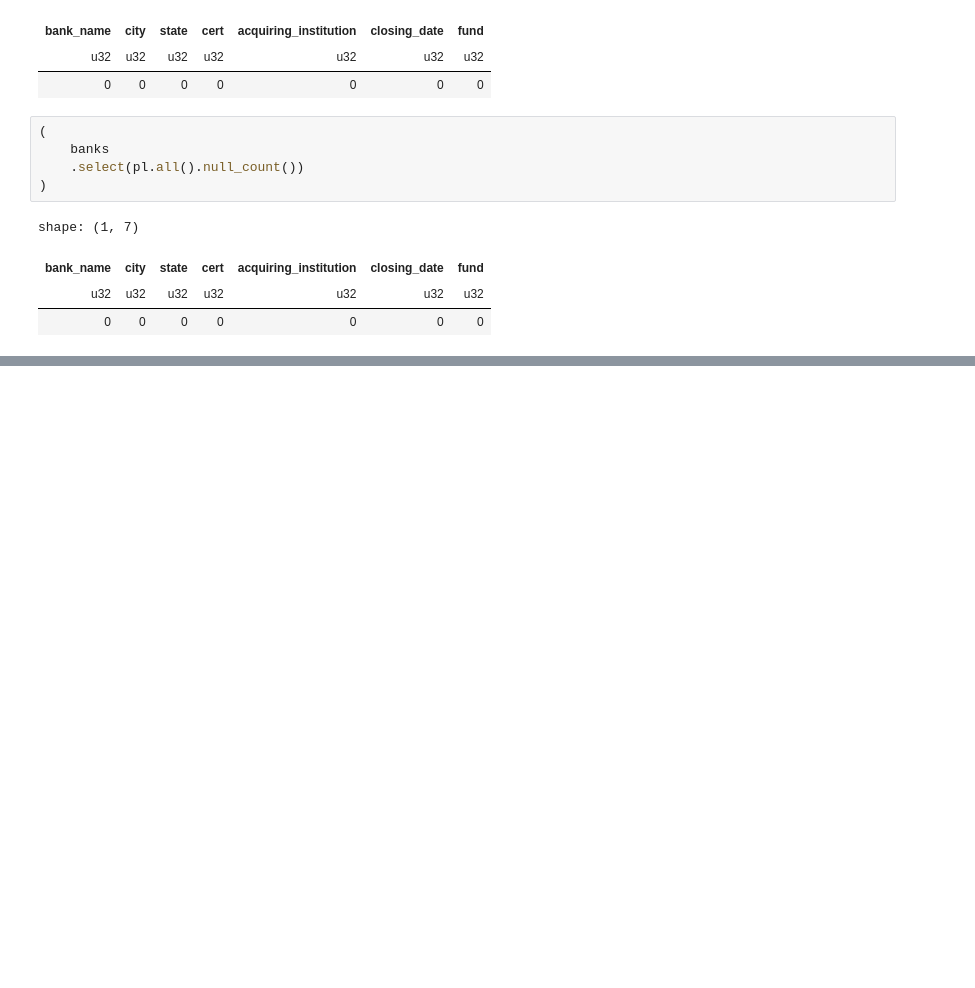
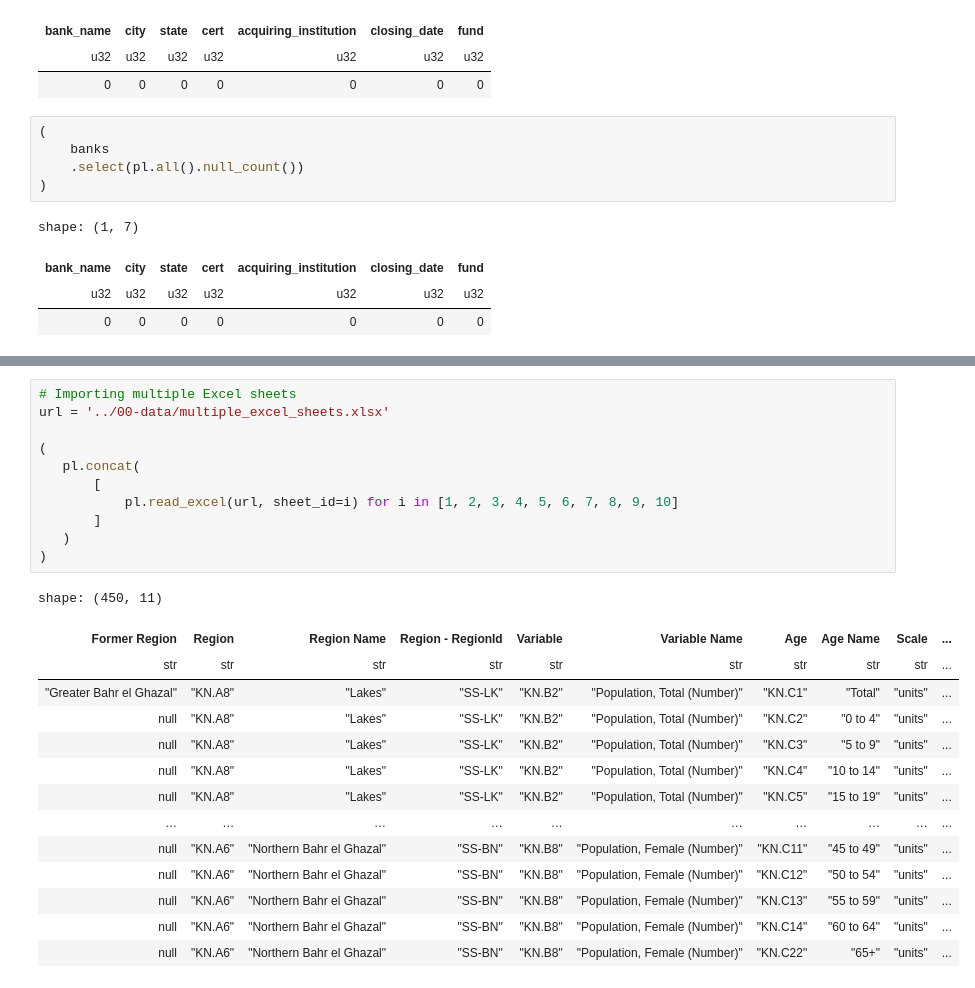
Before and after one commit to tongakuot/polars-orbits, a Jupyter notebook: 02-importing-data/importing-excel-file-into-polars.ipynb, the cells around one changed output, grey strips where cells are left out. Saved outputs shown, nothing was run; the diff lists cells and outputs as text; blank space fills up the shorter version.

```diff
--- a/02-importing-data/importing-excel-file-into-polars.ipynb
+++ b/02-importing-data/importing-excel-file-into-polars.ipynb
@@ -152,0 +187,26 @@ multi_excel_files = glob('../00-data/multiple_excel_files/*.xlsx')
+# %%
+# Importing multiple Excel sheets
+url = '../00-data/multiple_excel_sheets.xlsx'
+
+(
+   pl.concat(
+       [
+           pl.read_excel(url, sheet_id=i) for i in [1, 2, 3, 4, 5, 6, 7, 8, 9, 10]
+       ]
+   )
+)
+# %% [output]
+shape: (450, 11)
+| Former Region | Region | Region Name | Region - RegionId | Variable | Variable Name | Age | Age Name | Scale | ... |
+| str | str | str | str | str | str | str | str | str | ... |
+| "Greater Bahr el Ghazal" | "KN.A8" | "Lakes" | "SS-LK" | "KN.B2" | "Population, Total (Number)" | "KN.C1" | "Total" | "units" | ... |
+| null | "KN.A8" | "Lakes" | "SS-LK" | "KN.B2" | "Population, Total (Number)" | "KN.C2" | "0 to 4" | "units" | ... |
+| null | "KN.A8" | "Lakes" | "SS-LK" | "KN.B2" | "Population, Total (Number)" | "KN.C3" | "5 to 9" | "units" | ... |
+| null | "KN.A8" | "Lakes" | "SS-LK" | "KN.B2" | "Population, Total (Number)" | "KN.C4" | "10 to 14" | "units" | ... |
+| null | "KN.A8" | "Lakes" | "SS-LK" | "KN.B2" | "Population, Total (Number)" | "KN.C5" | "15 to 19" | "units" | ... |
+| … | … | … | … | … | … | … | … | … | ... |
+| null | "KN.A6" | "Northern Bahr el Ghazal" | "SS-BN" | "KN.B8" | "Population, Female (Number)" | "KN.C11" | "45 to 49" | "units" | ... |
+| null | "KN.A6" | "Northern Bahr el Ghazal" | "SS-BN" | "KN.B8" | "Population, Female (Number)" | "KN.C12" | "50 to 54" | "units" | ... |
+| null | "KN.A6" | "Northern Bahr el Ghazal" | "SS-BN" | "KN.B8" | "Population, Female (Number)" | "KN.C13" | "55 to 59" | "units" | ... |
+| null | "KN.A6" | "Northern Bahr el Ghazal" | "SS-BN" | "KN.B8" | "Population, Female (Number)" | "KN.C14" | "60 to 64" | "units" | ... |
+| null | "KN.A6" | "Northern Bahr el Ghazal" | "SS-BN" | "KN.B8" | "Population, Female (Number)" | "KN.C22" | "65+" | "units" | ... |
```
Also changed, not shown: parts of 8 cells of this notebook.
